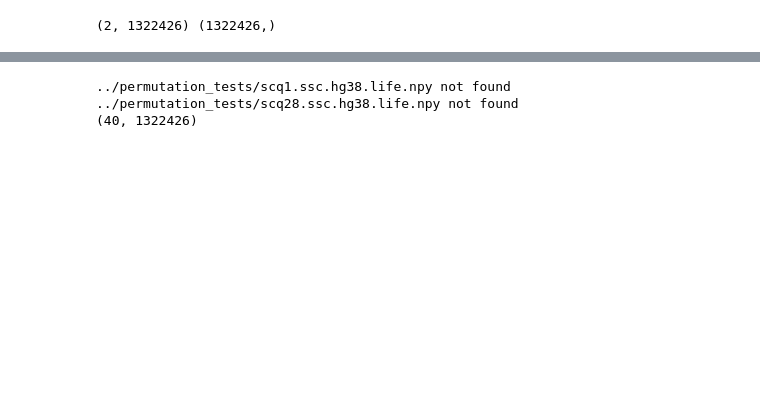
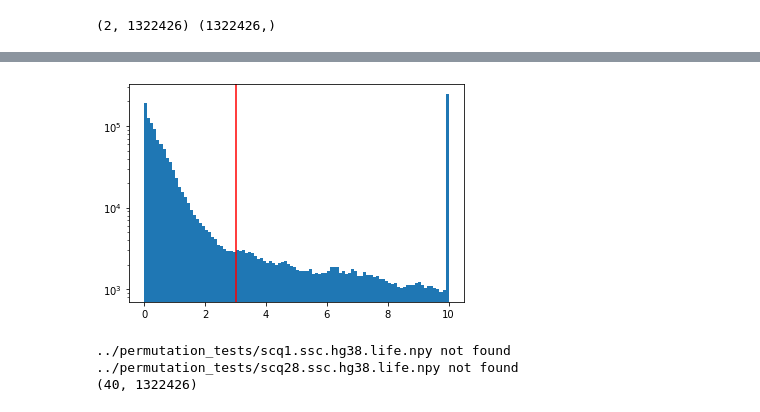
Before and after one commit to kpaskov/SibpairLinkage, a Jupyter notebook: analysis/Manhattan.ipynb, the cells around one changed output, grey strips where cells are left out. Cells and saved outputs as stored; diff of their text form; code cells hidden in the pictures; blank space fills up the shorter version.

```diff
--- a/analysis/Manhattan.ipynb
+++ b/analysis/Manhattan.ipynb
@@ -55,0 +69,6 @@ categories = [
+# %%
+plt.hist(np.clip(-np.log10(baseline), 0, 10), bins=np.arange(0, 10.1, 0.1), log=True)
+plt.axvline(3, color='red')
+plt.show()
+# %% [output]
+[figure, added]
```
Also changed, not shown: parts of 8 cells of this notebook, 1 other file.
